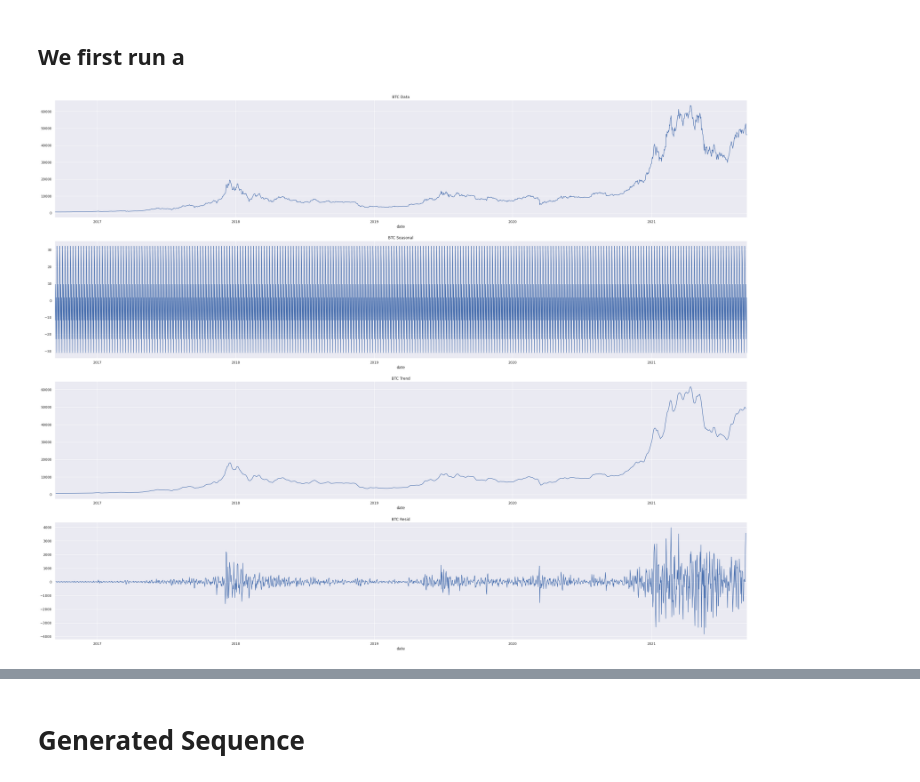
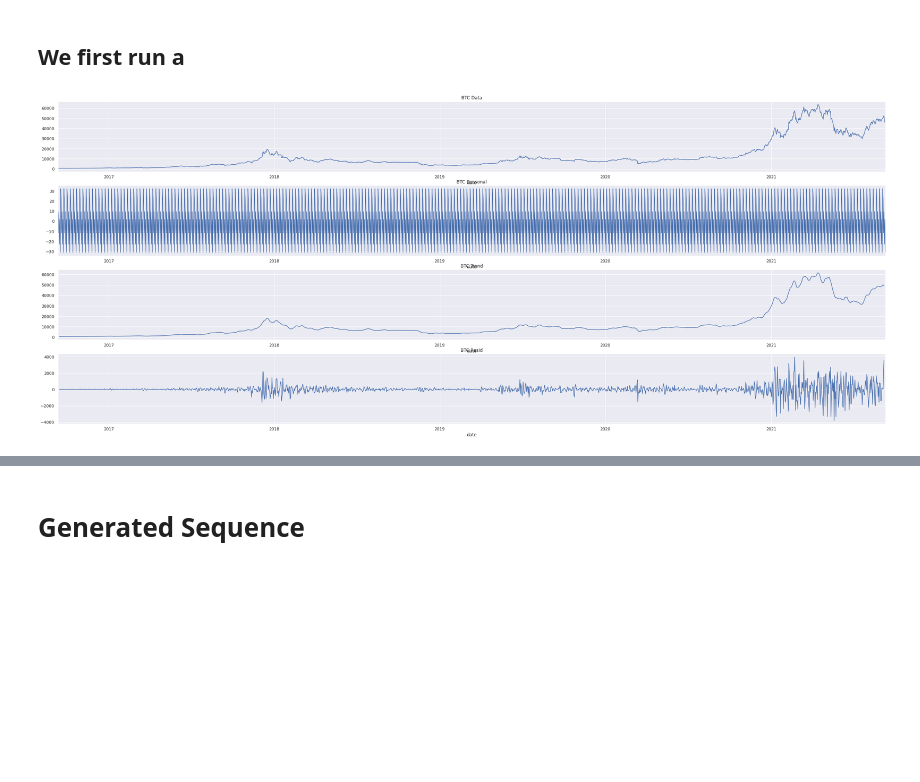
Before and after one commit to YuyangLee/Trading-Strategy-MCM22C, a Jupyter notebook: data_process.ipynb, the cells around one changed output, grey strips where cells are left out. Drawn from its saved outputs; the diff is of its cells as text; code cells hidden in the pictures; blank space fills up the shorter version.

```diff
--- a/data_process.ipynb
+++ b/data_process.ipynb
@@ -83,25 +83,25 @@ data
 gold_decomposed = sm.tsa.seasonal_decompose(data.gold_inter)
 btc_decomposed = sm.tsa.seasonal_decompose(data.btc)
 # %%
-plt.figure(figsize=(40, 32))
+plt.figure(figsize=(40, 16))
 
 plt.subplot(411)
 plt.title("BTC Data")
 data.btc.plot()
 
 plt.subplot(412)
 plt.title("BTC Seasonal")
 btc_decomposed.seasonal.plot()
 
 plt.subplot(413)
 plt.title("BTC Trend")
 btc_decomposed.trend.plot()
 
 plt.subplot(414)
 plt.title("BTC Resid")
 btc_decomposed.resid.plot()
 
 plt.savefig("data/tsa/btc.pdf")
 # %% [output]
-[figure, old version]
+[figure, new version]
 # %%
```
Also changed, not shown: parts of 1 cell of this notebook, 12 other files.
